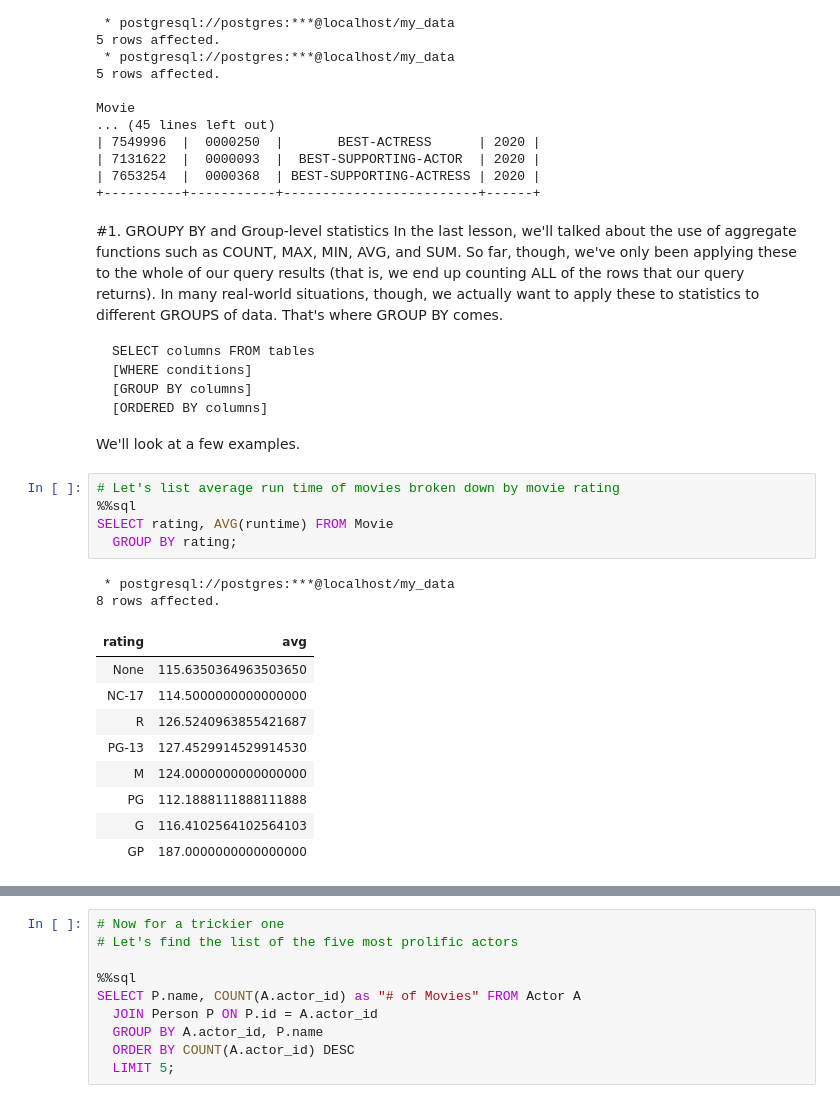
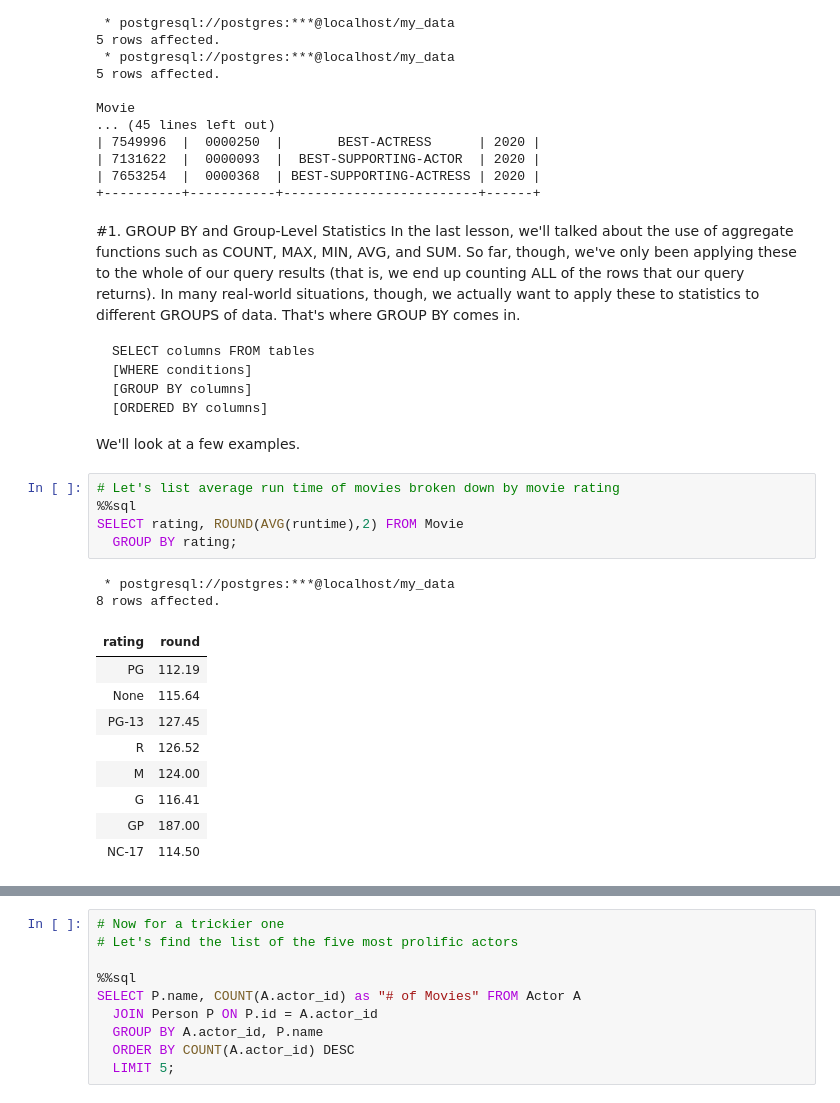
Before and after one commit to brendanpshea/database_class, a Jupyter notebook: Intro_SQL_2_Groups,_Subqueries,_Sets,_and_More!.ipynb, the cells around one changed output, grey strips where cells are left out. Drawn from its saved outputs; the diff is of its cells as text.

```diff
--- a/Intro_SQL_2_Groups,_Subqueries,_Sets,_and_More!.ipynb
+++ b/Intro_SQL_2_Groups,_Subqueries,_Sets,_and_More!.ipynb
@@ -124,8 +108,8 @@ Movie
 | 7653254  |  0000368  | BEST-SUPPORTING-ACTRESS | 2020 |
 +----------+-----------+-------------------------+------+
 # %% [markdown]
-#1. GROUPY BY and Group-level statistics
-In the last lesson, we'll talked about the use of aggregate functions such as COUNT, MAX, MIN, AVG, and SUM. So far, though, we've only been applying these to the whole of our query results (that is, we end up counting ALL of the rows that our query returns). In many real-world situations, though, we actually want to apply these to statistics to different GROUPS of data. That's where GROUP BY comes.
+#1. GROUP BY and Group-Level Statistics
+In the last lesson, we'll talked about the use of aggregate functions such as COUNT, MAX, MIN, AVG, and SUM. So far, though, we've only been applying these to the whole of our query results (that is, we end up counting ALL of the rows that our query returns). In many real-world situations, though, we actually want to apply these to statistics to different GROUPS of data. That's where GROUP BY comes in.
 
 
 
@@ -140,20 +124,20 @@ We'll look at a few examples.
 # %%
 # Let's list average run time of movies broken down by movie rating
 %%sql
-SELECT rating, AVG(runtime) FROM Movie
+SELECT rating, ROUND(AVG(runtime),2) FROM Movie
   GROUP BY rating;
 # %% [output]
  * postgresql://postgres:***@localhost/my_data
 8 rows affected.
-| rating | avg |
-| None | 115.6350364963503650 |
-| NC-17 | 114.5000000000000000 |
-| R | 126.5240963855421687 |
-| PG-13 | 127.4529914529914530 |
-| M | 124.0000000000000000 |
-| PG | 112.1888111888111888 |
-| G | 116.4102564102564103 |
-| GP | 187.0000000000000000 |
+| rating | round |
+| PG | 112.19 |
+| None | 115.64 |
+| PG-13 | 127.45 |
+| R | 126.52 |
+| M | 124.00 |
+| G | 116.41 |
+| GP | 187.00 |
+| NC-17 | 114.50 |
 # %%
 # Or we could get both a COUNT and an AVERAGE runtime
 %%sql
```
Also changed, not shown: parts of 19 cells of this notebook.
